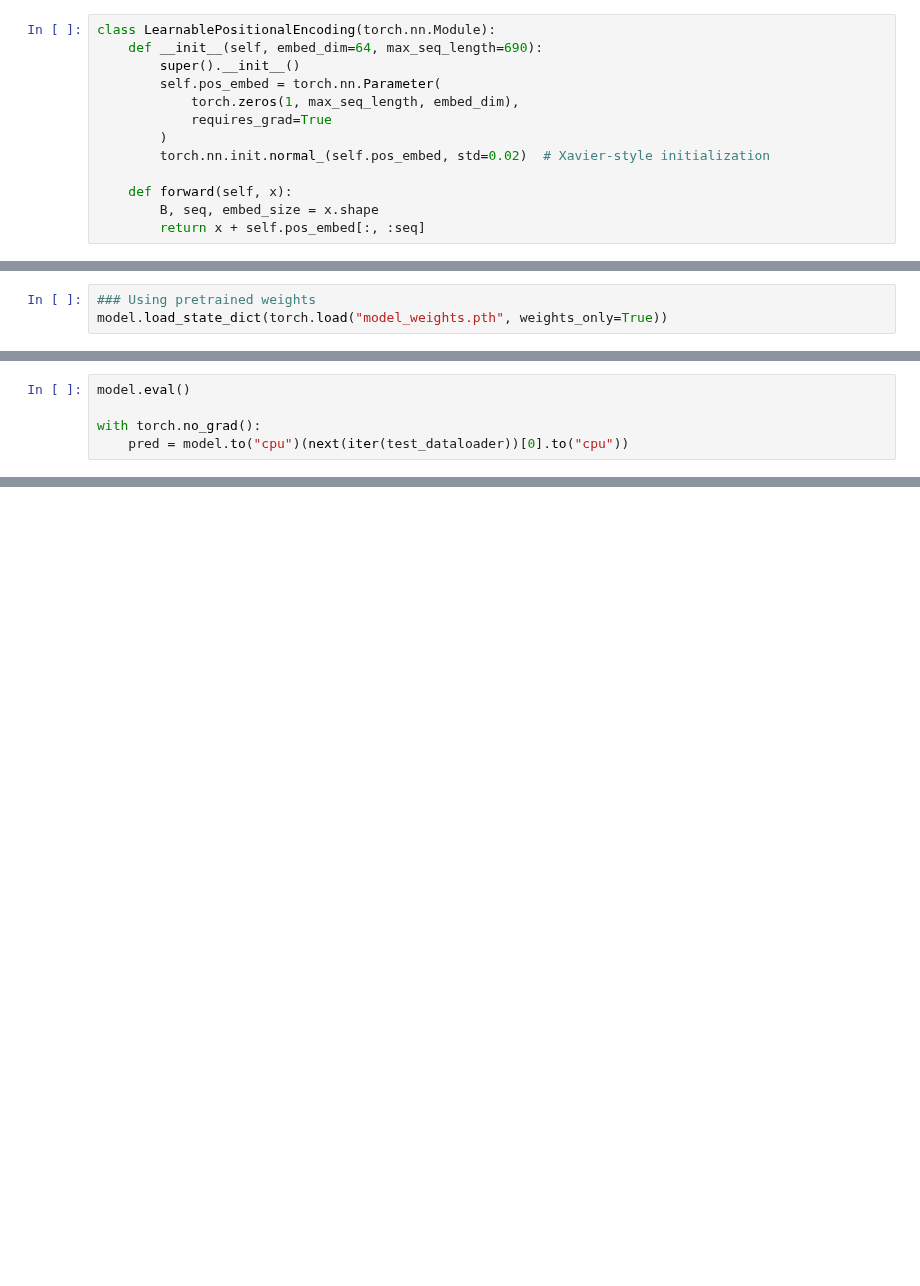
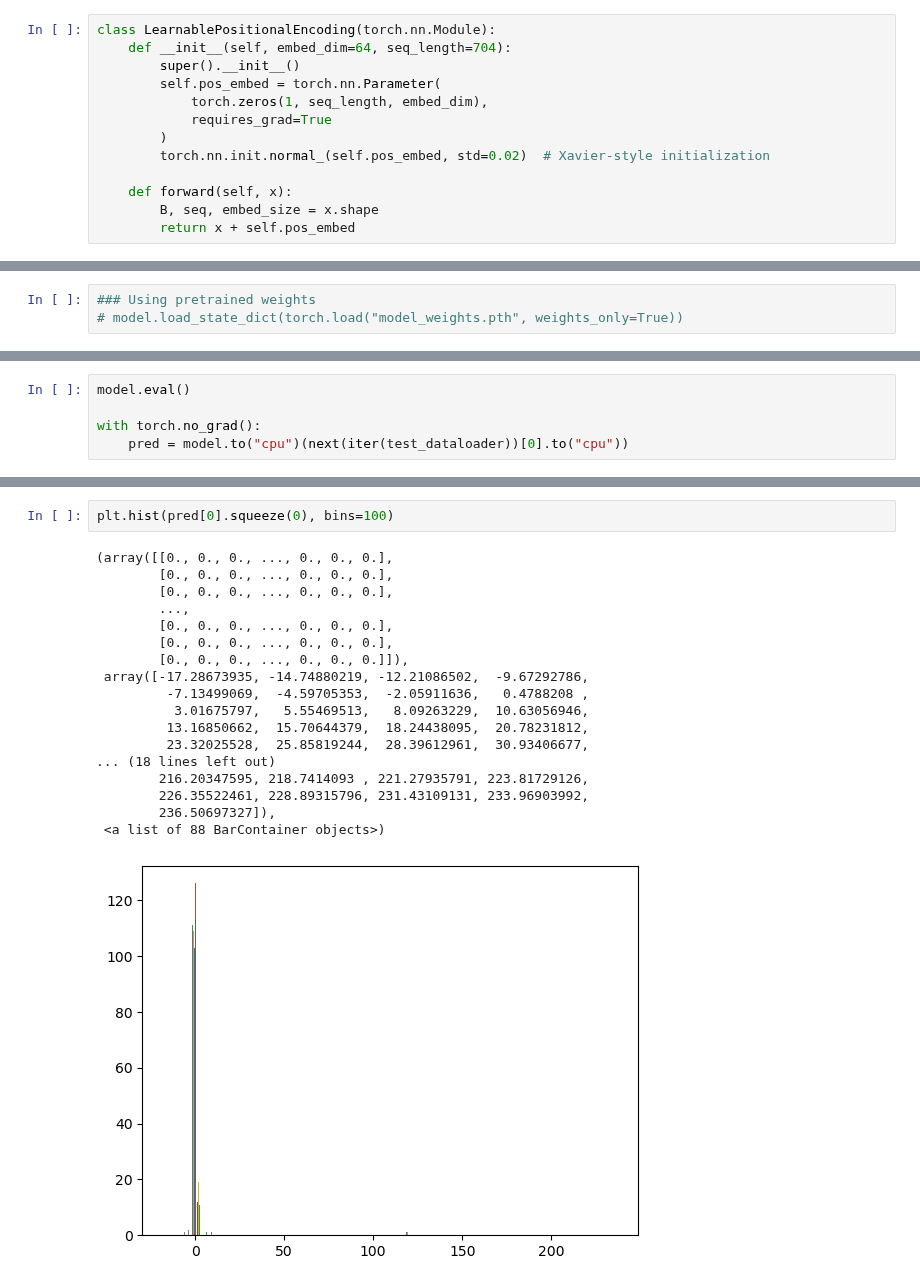
Before and after one commit to Lukelele/ResearchProject, a Jupyter notebook: HybridTransformer.ipynb, the cells around one changed output, grey strips where cells are left out. Saved outputs shown, nothing was run; the diff lists cells and outputs as text; blank space fills up the shorter version.

```diff
--- a/HybridTransformer.ipynb
+++ b/HybridTransformer.ipynb
@@ -29,16 +29,16 @@ ax[1].imshow(data[1][0].squeeze(0))
 # %%
 class LearnablePositionalEncoding(torch.nn.Module):
-    def __init__(self, embed_dim=64, max_seq_length=690):
+    def __init__(self, embed_dim=64, seq_length=704):
         super().__init__()
         self.pos_embed = torch.nn.Parameter(
-            torch.zeros(1, max_seq_length, embed_dim),
+            torch.zeros(1, seq_length, embed_dim),
             requires_grad=True
         )
         torch.nn.init.normal_(self.pos_embed, std=0.02)  # Xavier-style initialization
 
     def forward(self, x):
         B, seq, embed_size = x.shape
-        return x + self.pos_embed[:, :seq]
+        return x + self.pos_embed
 # %%
 class HybridTransformer(torch.nn.Module):
     def __init__(self, embed_dim=64, num_heads=2, num_layers=2):
@@ -210,3 +139,3 @@ KeyboardInterrupt:
 # %%
 ### Using pretrained weights
-model.load_state_dict(torch.load("model_weights.pth", weights_only=True))
+# model.load_state_dict(torch.load("model_weights.pth", weights_only=True))
@@ -231,0 +159,21 @@ Text(0.5, 1.0, 'Reconstructed Image')
+# %%
+plt.hist(pred[0].squeeze(0), bins=100)
+# %% [output]
+(array([[0., 0., 0., ..., 0., 0., 0.],
+        [0., 0., 0., ..., 0., 0., 0.],
+        [0., 0., 0., ..., 0., 0., 0.],
+        ...,
+        [0., 0., 0., ..., 0., 0., 0.],
+        [0., 0., 0., ..., 0., 0., 0.],
+        [0., 0., 0., ..., 0., 0., 0.]]),
+ array([-17.28673935, -14.74880219, -12.21086502,  -9.67292786,
+         -7.13499069,  -4.59705353,  -2.05911636,   0.4788208 ,
+          3.01675797,   5.55469513,   8.09263229,  10.63056946,
+         13.16850662,  15.70644379,  18.24438095,  20.78231812,
+         23.32025528,  25.85819244,  28.39612961,  30.93406677,
+... (18 lines left out)
+        216.20347595, 218.7414093 , 221.27935791, 223.81729126,
+        226.35522461, 228.89315796, 231.43109131, 233.96903992,
+        236.50697327]),
+ <a list of 88 BarContainer objects>)
+[figure, added]
```
Also changed, not shown: parts of 7 cells of this notebook, 3 other files.
